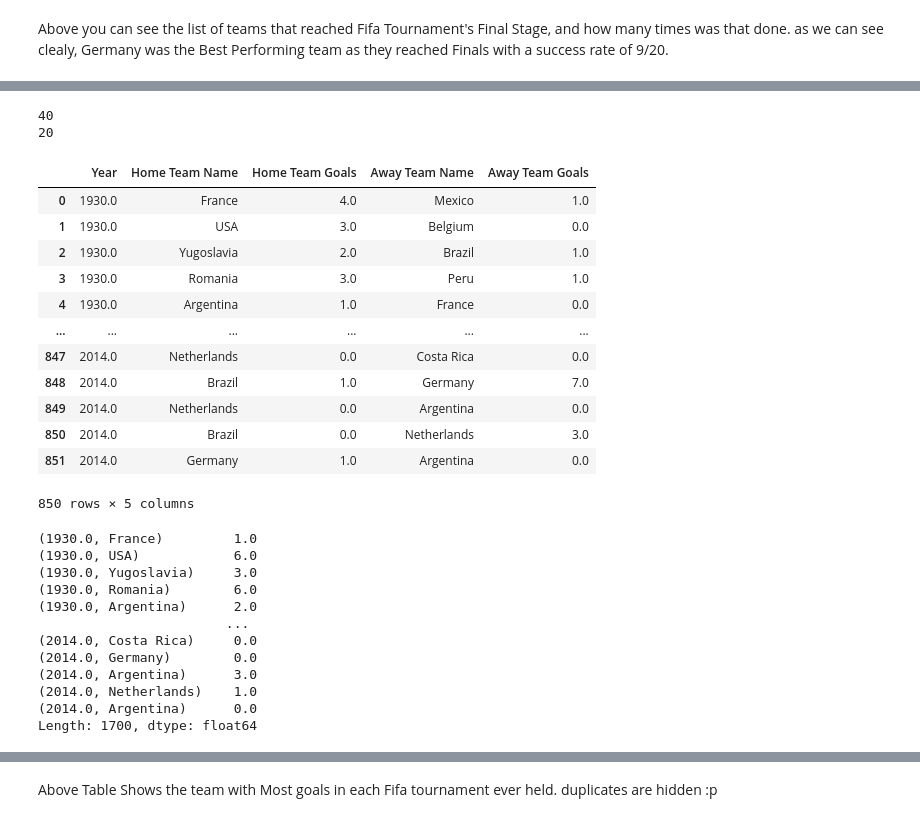
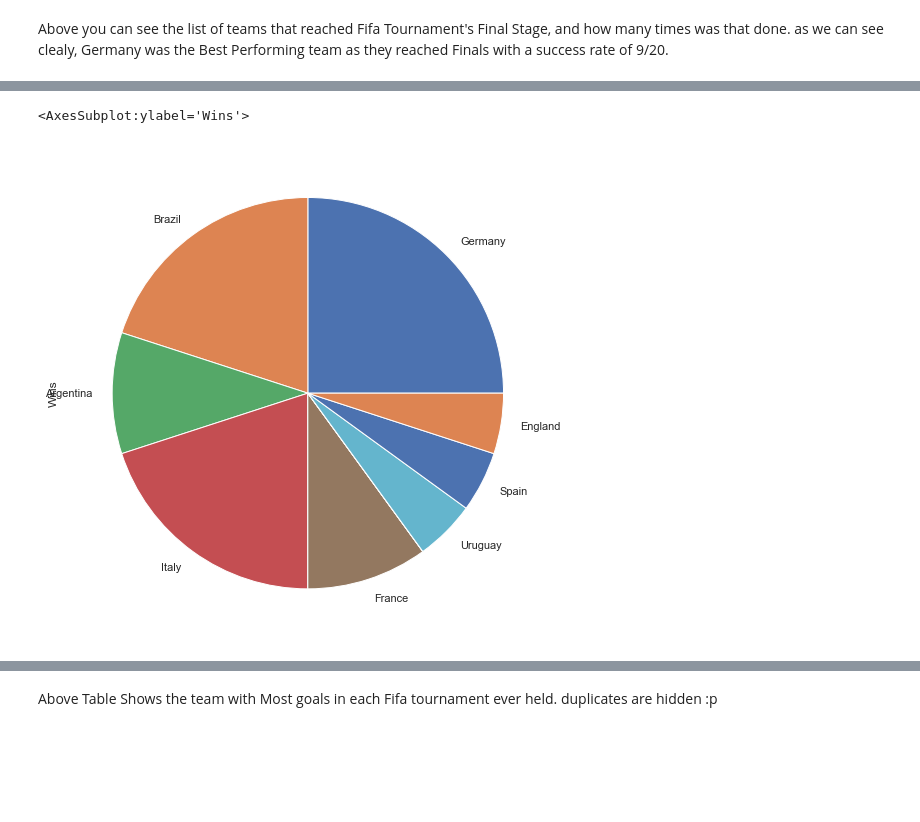
Before and after one commit to Raghav-rv28/Fifa-Case-Study, a Jupyter notebook: Fifa.ipynb, the cells around one changed output, grey strips where cells are left out. Drawn from its saved outputs; the diff is of its cells as text; code cells hidden in the pictures; blank space fills up the shorter version.

```diff
--- a/Fifa.ipynb
+++ b/Fifa.ipynb
@@ -259,23 +235,10 @@ FinalsWinData
-# %%
-print (FinalsWinData['Count'].sum())
-print (FinalsWinData['Wins'].sum())
-# %% [output]
-40
-20
+# %%
+FinalsWinData['Wins'].plot(kind="pie")
+# %% [output]
+<AxesSubplot:ylabel='Wins'>
+[figure, added]
 # %%
 dfCompact = df[['Year','Home Team Name','Home Team Goals','Away Team Name','Away Team Goals']]
-dfCompact
+TeamList = pd.concat([dfCompact['Home Team Name'],dfCompact['Away Team Name']])
+GoalList = pd.concat([dfCompact['Home Team Goals'],dfCompact['Away Team Goals']])
+YearList = pd.concat([df["Year"],df['Year']])
-# %% [output]
-|  | Year | Home Team Name | Home Team Goals | Away Team Name | Away Team Goals |
-| 0 | 1930.0 | France | 4.0 | Mexico | 1.0 |
-| 1 | 1930.0 | USA | 3.0 | Belgium | 0.0 |
-| 2 | 1930.0 | Yugoslavia | 2.0 | Brazil | 1.0 |
-| 3 | 1930.0 | Romania | 3.0 | Peru | 1.0 |
-| 4 | 1930.0 | Argentina | 1.0 | France | 0.0 |
-| ... | ... | ... | ... | ... | ... |
-| 847 | 2014.0 | Netherlands | 0.0 | Costa Rica | 0.0 |
-| 848 | 2014.0 | Brazil | 1.0 | Germany | 7.0 |
-| 849 | 2014.0 | Netherlands | 0.0 | Argentina | 0.0 |
-| 850 | 2014.0 | Brazil | 0.0 | Netherlands | 3.0 |
-| 851 | 2014.0 | Germany | 1.0 | Argentina | 0.0 |
-850 rows × 5 columns
@@ -291,17 +245,5 @@ NewDF = NewDF.sort_values(by=['Year','Team'])
 # %%
 index = [(Year,Team) for Year,Team in zip(YearList,TeamList)]
-AnotherDF = pd.Series(list(NewDF['Goals'].reset_index(drop=True)),index= index)
-AnotherDF
+index = pd.MultiIndex.from_tuples(index)
+df = pd.DataFrame( list(GoalList) ,index = index,columns=['Goals'])
+df.index = df.index.set_names(['Year','Team'])
-# %% [output]
-(1930.0, France)         1.0
-(1930.0, USA)            6.0
-(1930.0, Yugoslavia)     3.0
-(1930.0, Romania)        6.0
-(1930.0, Argentina)      2.0
-                        ...
-(2014.0, Costa Rica)     0.0
-(2014.0, Germany)        0.0
-(2014.0, Argentina)      3.0
-(2014.0, Netherlands)    1.0
-(2014.0, Argentina)      0.0
-Length: 1700, dtype: float64
```
Also changed, not shown: parts of 18 cells of this notebook.
